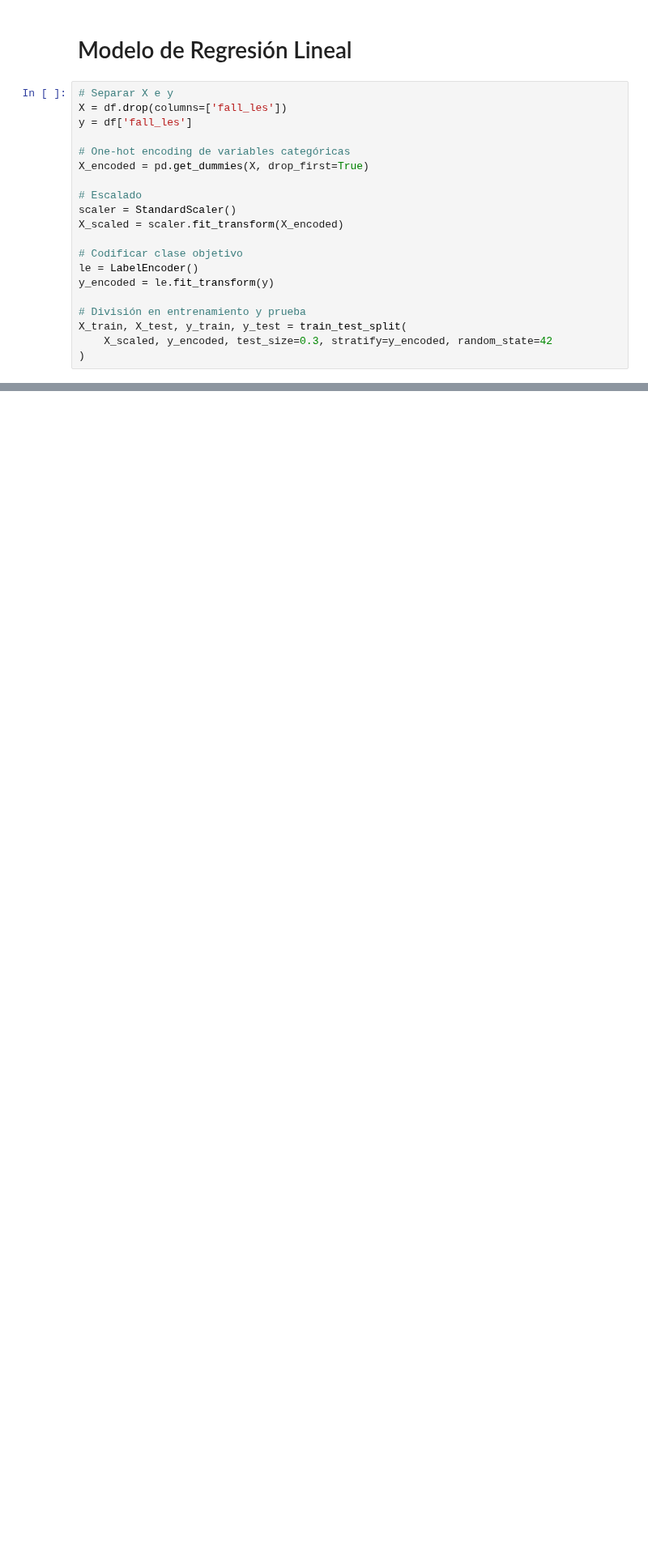
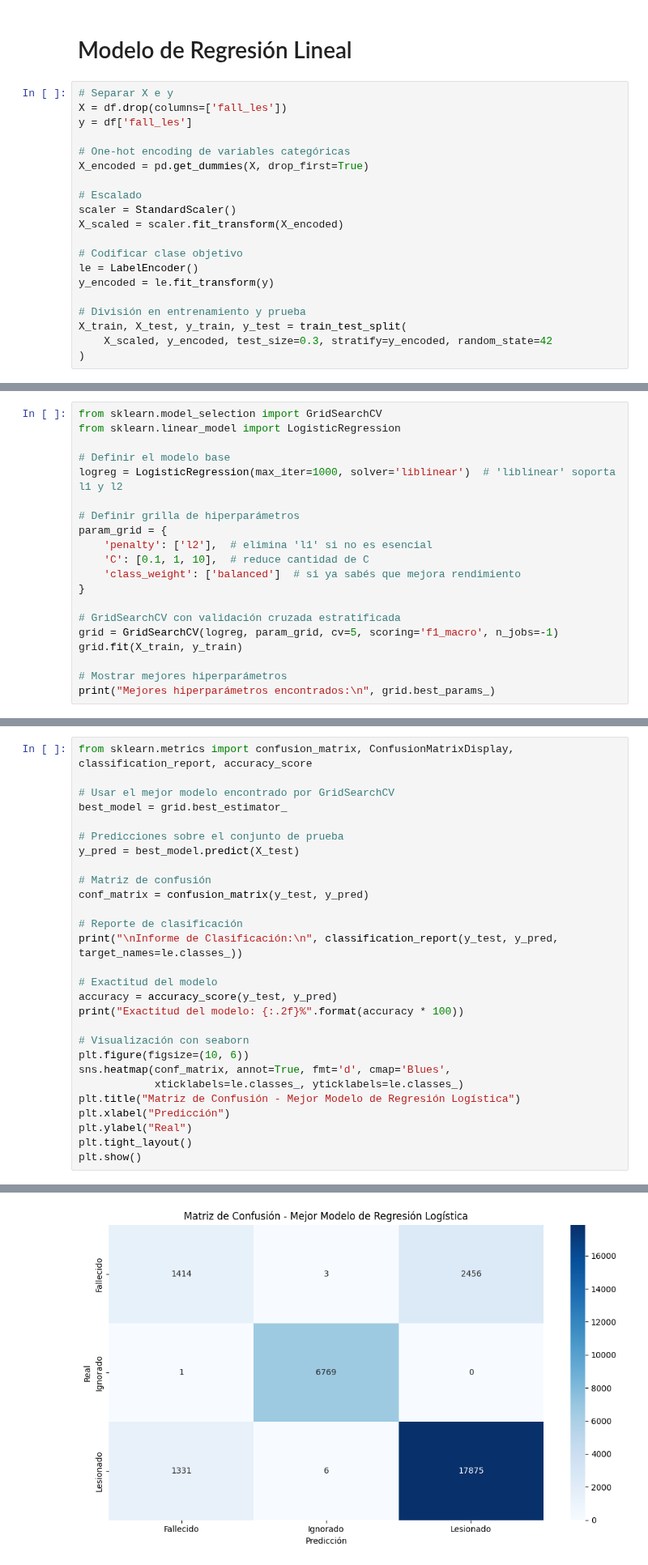
Before and after one commit to josuemj/INE-DataLab, a Jupyter notebook: notebooks_accidentes/RL/RL.ipynb, the cells around one changed output, grey strips where cells are left out. Shown at 81% size. Cells and saved outputs as stored; diff of their text form; blank space fills up the shorter version.

```diff
--- a/notebooks_accidentes/RL/RL.ipynb
+++ b/notebooks_accidentes/RL/RL.ipynb
@@ -71,0 +100,20 @@ plt.show()
+# %%
+from sklearn.model_selection import GridSearchCV
+from sklearn.linear_model import LogisticRegression
+
+# Definir el modelo base
+logreg = LogisticRegression(max_iter=1000, solver='liblinear')  # 'liblinear' soporta l1 y l2
+
+# Definir grilla de hiperparámetros
+param_grid = {
+    'penalty': ['l2'],  # elimina 'l1' si no es esencial
+    'C': [0.1, 1, 10],  # reduce cantidad de C
+    'class_weight': ['balanced']  # si ya sabés que mejora rendimiento
+}
+
+# GridSearchCV con validación cruzada estratificada
+grid = GridSearchCV(logreg, param_grid, cv=5, scoring='f1_macro', n_jobs=-1)
+grid.fit(X_train, y_train)
+
+# Mostrar mejores hiperparámetros
+print("Mejores hiperparámetros encontrados:\n", grid.best_params_)
@@ -71,0 +125,29 @@ plt.show()
+# %%
+from sklearn.metrics import confusion_matrix, ConfusionMatrixDisplay, classification_report, accuracy_score
+
+# Usar el mejor modelo encontrado por GridSearchCV
+best_model = grid.best_estimator_
+
+# Predicciones sobre el conjunto de prueba
+y_pred = best_model.predict(X_test)
+
+# Matriz de confusión
+conf_matrix = confusion_matrix(y_test, y_pred)
+
+# Reporte de clasificación
+print("\nInforme de Clasificación:\n", classification_report(y_test, y_pred, target_names=le.classes_))
+
+# Exactitud del modelo
+accuracy = accuracy_score(y_test, y_pred)
+print("Exactitud del modelo: {:.2f}%".format(accuracy * 100))
+
+# Visualización con seaborn
+plt.figure(figsize=(10, 6))
+sns.heatmap(conf_matrix, annot=True, fmt='d', cmap='Blues',
+            xticklabels=le.classes_, yticklabels=le.classes_)
+plt.title("Matriz de Confusión - Mejor Modelo de Regresión Logística")
+plt.xlabel("Predicción")
+plt.ylabel("Real")
+plt.tight_layout()
+plt.show()
+# %% [output]
@@ -71,0 +166 @@ plt.show()
+[figure, added]
```
Also changed, not shown: parts of 7 cells of this notebook.
